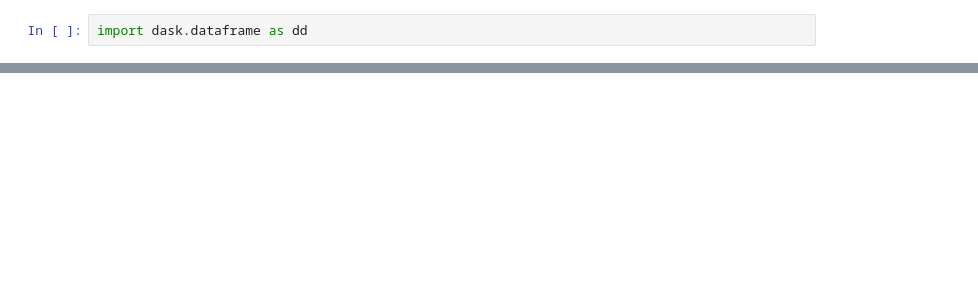
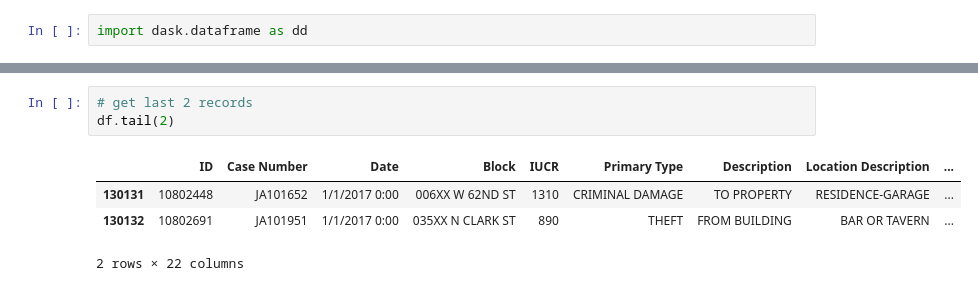
Before and after one commit to RandomFractals/ChicagoCrimes, a Jupyter notebook: notebooks/csv_data_preview.ipynb, the cells around one changed output, grey strips where cells are left out. Drawn from its saved outputs; the diff is of its cells as text; blank space fills up the shorter version.

```diff
--- a/notebooks/csv_data_preview.ipynb
+++ b/notebooks/csv_data_preview.ipynb
@@ -25,0 +15,8 @@ df.tail(5)
+# %%
+# get last 2 records
+df.tail(2)
+# %% [output]
+|  | ID | Case Number | Date | Block | IUCR | Primary Type | Description | Location Description | ... |
+| 130131 | 10802448 | JA101652 | 1/1/2017 0:00 | 006XX W 62ND ST | 1310 | CRIMINAL DAMAGE | TO PROPERTY | RESIDENCE-GARAGE | ... |
+| 130132 | 10802691 | JA101951 | 1/1/2017 0:00 | 035XX N CLARK ST | 890 | THEFT | FROM BUILDING | BAR OR TAVERN | ... |
+2 rows × 22 columns
```
Also changed, not shown: parts of 7 cells of this notebook.
